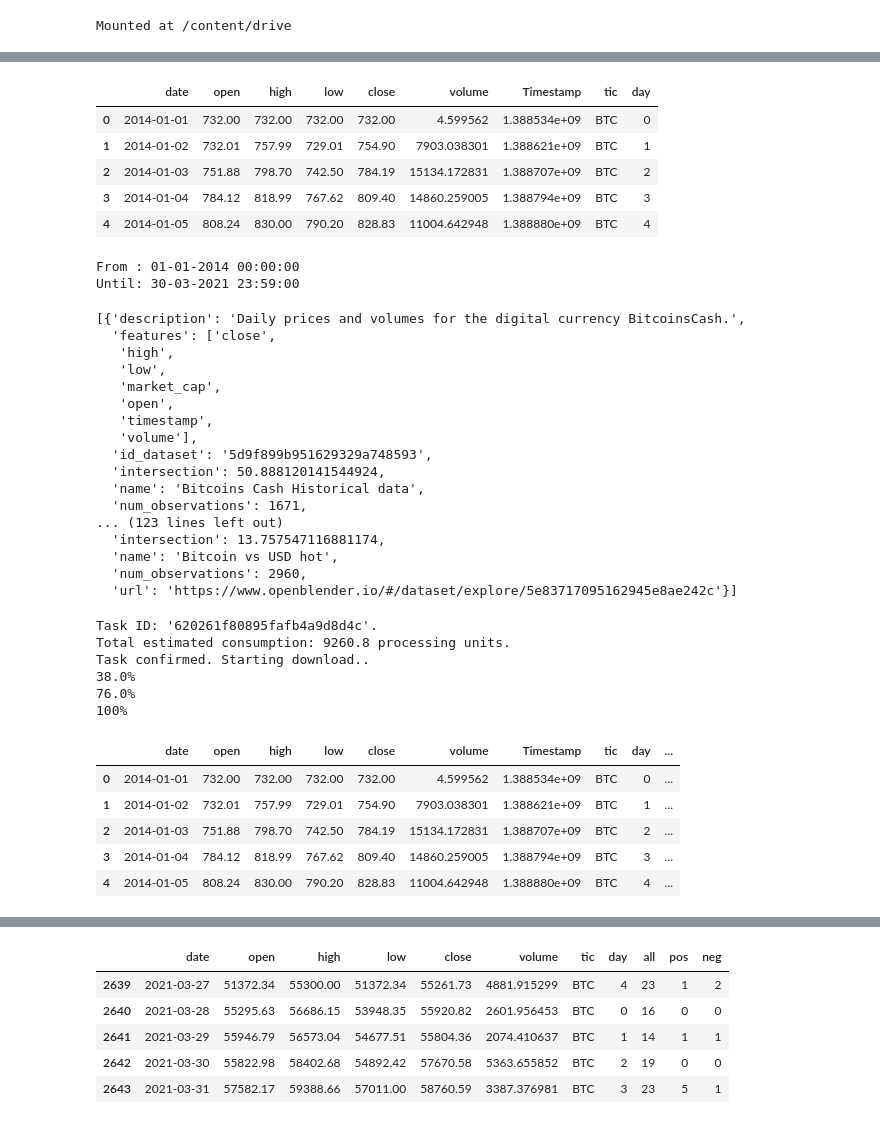
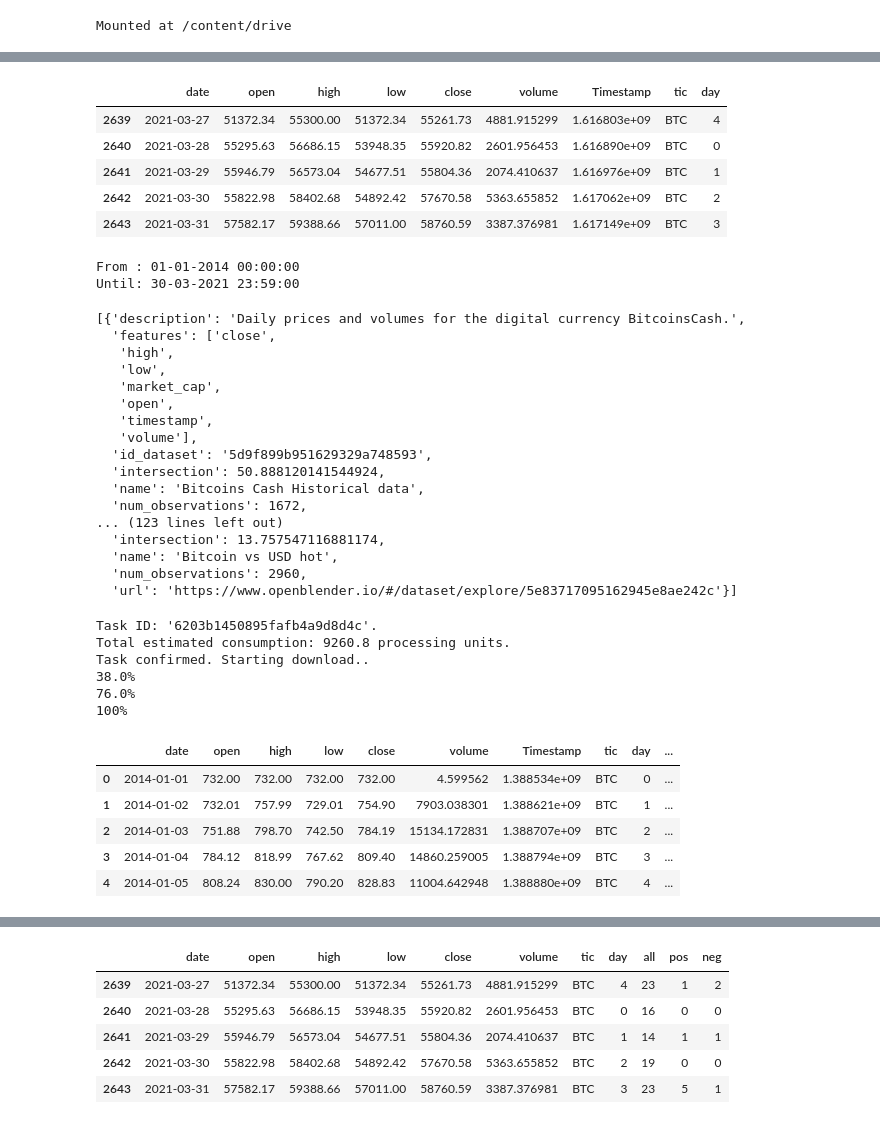
Before and after one commit to meti-94/TextClassification, a Jupyter notebook: BTC_historical_data_plus_news.ipynb, the cells around one changed output, grey strips where cells are left out. Cells and saved outputs as stored; diff of their text form; code cells hidden in the pictures.

```diff
--- a/BTC_historical_data_plus_news.ipynb
+++ b/BTC_historical_data_plus_news.ipynb
@@ -86,19 +87,19 @@ hist = read_data('/content/drive/MyDrive/kaggle_dataset/bitstampUSD_1-min_data_2
 hist = hist['2014-01-01' :'2021-03-30']
 hist = resampling(hist, timeframe='D')
 # %%
-hist.head()
+hist.tail()
 # %% [output]
 |  | date | open | high | low | close | volume | Timestamp | tic | day |
-| 0 | 2014-01-01 | 732.00 | 732.00 | 732.00 | 732.00 | 4.599562 | 1.388534e+09 | BTC | 0 |
-| 1 | 2014-01-02 | 732.01 | 757.99 | 729.01 | 754.90 | 7903.038301 | 1.388621e+09 | BTC | 1 |
-| 2 | 2014-01-03 | 751.88 | 798.70 | 742.50 | 784.19 | 15134.172831 | 1.388707e+09 | BTC | 2 |
-| 3 | 2014-01-04 | 784.12 | 818.99 | 767.62 | 809.40 | 14860.259005 | 1.388794e+09 | BTC | 3 |
-| 4 | 2014-01-05 | 808.24 | 830.00 | 790.20 | 828.83 | 11004.642948 | 1.388880e+09 | BTC | 4 |
+| 2639 | 2021-03-27 | 51372.34 | 55300.00 | 51372.34 | 55261.73 | 4881.915299 | 1.616803e+09 | BTC | 4 |
+| 2640 | 2021-03-28 | 55295.63 | 56686.15 | 53948.35 | 55920.82 | 2601.956453 | 1.616890e+09 | BTC | 0 |
+| 2641 | 2021-03-29 | 55946.79 | 56573.04 | 54677.51 | 55804.36 | 2074.410637 | 1.616976e+09 | BTC | 1 |
+| 2642 | 2021-03-30 | 55822.98 | 58402.68 | 54892.42 | 57670.58 | 5363.655852 | 1.617062e+09 | BTC | 2 |
+| 2643 | 2021-03-31 | 57582.17 | 59388.66 | 57011.00 | 58760.59 | 3387.376981 | 1.617149e+09 | BTC | 3 |
 # %%
 import OpenBlender
 search_keyword = 'bitcoin'
 token = '6202196495162976a11f13427bR0IFUfKQpLS3avztPiBSshLluOg1'
-df = df.sort_values('Timestamp').reset_index(drop = True)
+df = hist.sort_values('Timestamp').reset_index(drop = True)
 print('From : ' + OpenBlender.unixToDate(min(df.Timestamp)))
 print('Until: ' + OpenBlender.unixToDate(max(df.Timestamp)))
 OpenBlender.searchTimeBlends(token,
@@ -118,14 +119,15 @@ Until: 30-03-2021 23:59:00
   'id_dataset': '5d9f899b951629329a748593',
   'intersection': 50.888120141544924,
   'name': 'Bitcoins Cash Historical data',
-  'num_observations': 1671,
+  'num_observations': 1672,
 ... (123 lines left out)
   'intersection': 13.757547116881174,
   'name': 'Bitcoin vs USD hot',
   'num_observations': 2960,
   'url': 'https://www.openblender.io/#/dataset/explore/5e83717095162945e8ae242c'}]
 # %%
-token = '6202196495162976a11f13427bR0IFUfKQpLS3avztPiBSshLluOg1'
+token = '6203b11c951629057ab6f1977bJfciVHgXpSquujwDv3l3uQJZao1q'
+
 blend_source = {
                 'id_dataset':'5ea2039095162936337156c9',
                 'feature' : 'text'
@@ -141,7 +143,7 @@ df_blend = OpenBlender.timeBlend( token = token,
 df = pd.concat([hist, df_blend.loc[:, df_blend.columns != 'timestamp']], axis = 1)
 df.head()
 # %% [output]
-Task ID: '620261f80895fafb4a9d8d4c'.
+Task ID: '6203b1450895fafb4a9d8d4c'.
 Total estimated consumption: 9260.8 processing units.
 Task confirmed. Starting download..
 38.0%
```
Also changed, not shown: parts of 12 cells of this notebook.
